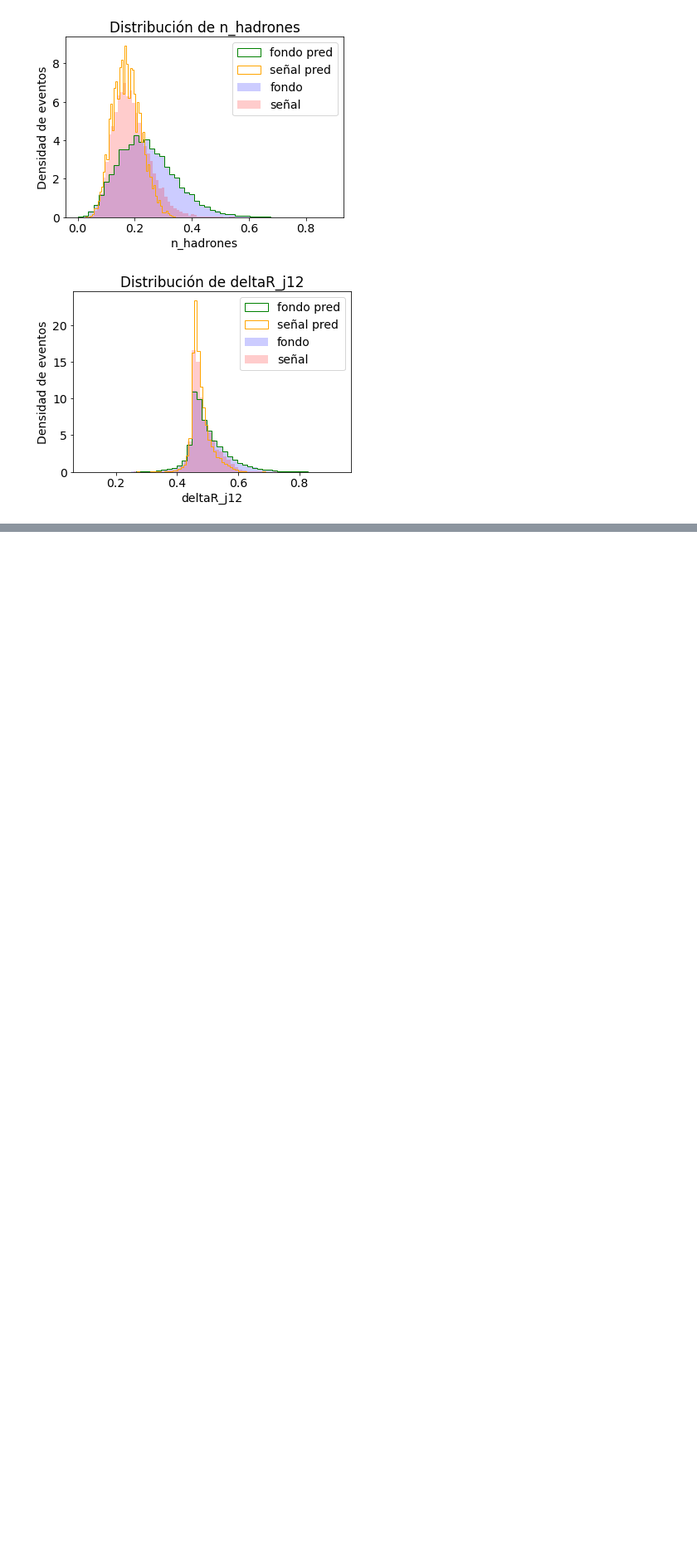
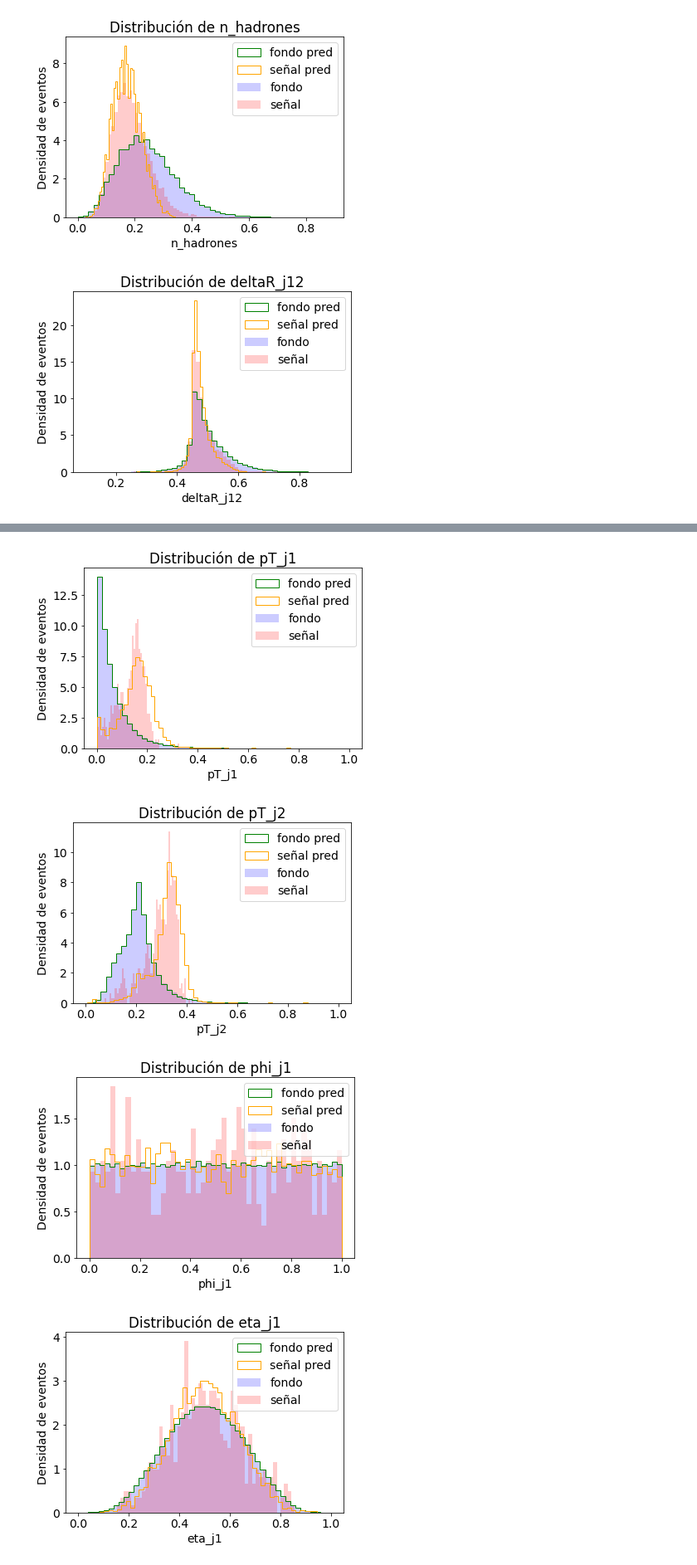
Before and after one commit to marianaiv/benchtools, a Jupyter notebook: notebooks/GBC-clasificacion.ipynb, the cells around one changed output, grey strips where cells are left out. Shown at 83% size. Cells and saved outputs as stored; diff of their text form; code cells hidden in the pictures; blank space fills up the shorter version.

```diff
--- a/notebooks/GBC-clasificacion.ipynb
+++ b/notebooks/GBC-clasificacion.ipynb
@@ -310,0 +333,3 @@ for variable in lista:
+# %%
+# Hacemos la prediccion
+y_pred_bb = clf.predict(X_bb)
@@ -310,0 +355,5 @@ for variable in lista:
+# %%
+X_bb_m['y_test'] = y_label
+X_bb_m['y_pred'] = y_pred_bb
+
+X_bb_m.head()
@@ -310,0 +367,12 @@ for variable in lista:
+# %%
+lista = ['pT_j1', 'pT_j2', 'phi_j1', 'eta_j1', 'nhadrones_j1',
+         'm_j1', 'm_j2', 'nhadrones_j2', 'm_jj','tau_21_j1',
+         'n_hadrones', 'deltaR_j12']
+
+for variable in lista:
+        plot_comp(X_bb_m, variable)
+# %% [output]
+[figure, added]
+[figure, added]
+[figure, added]
+[figure, added]
```
Also changed, not shown: parts of 7 cells of this notebook.
